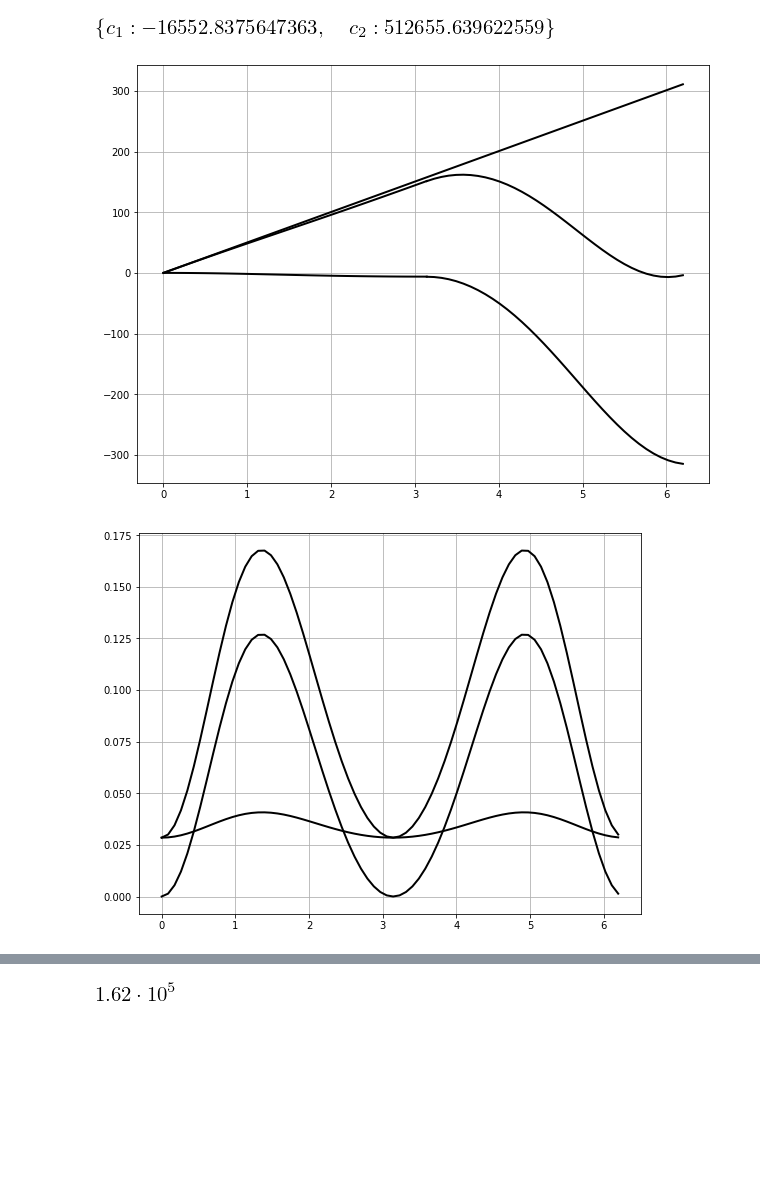
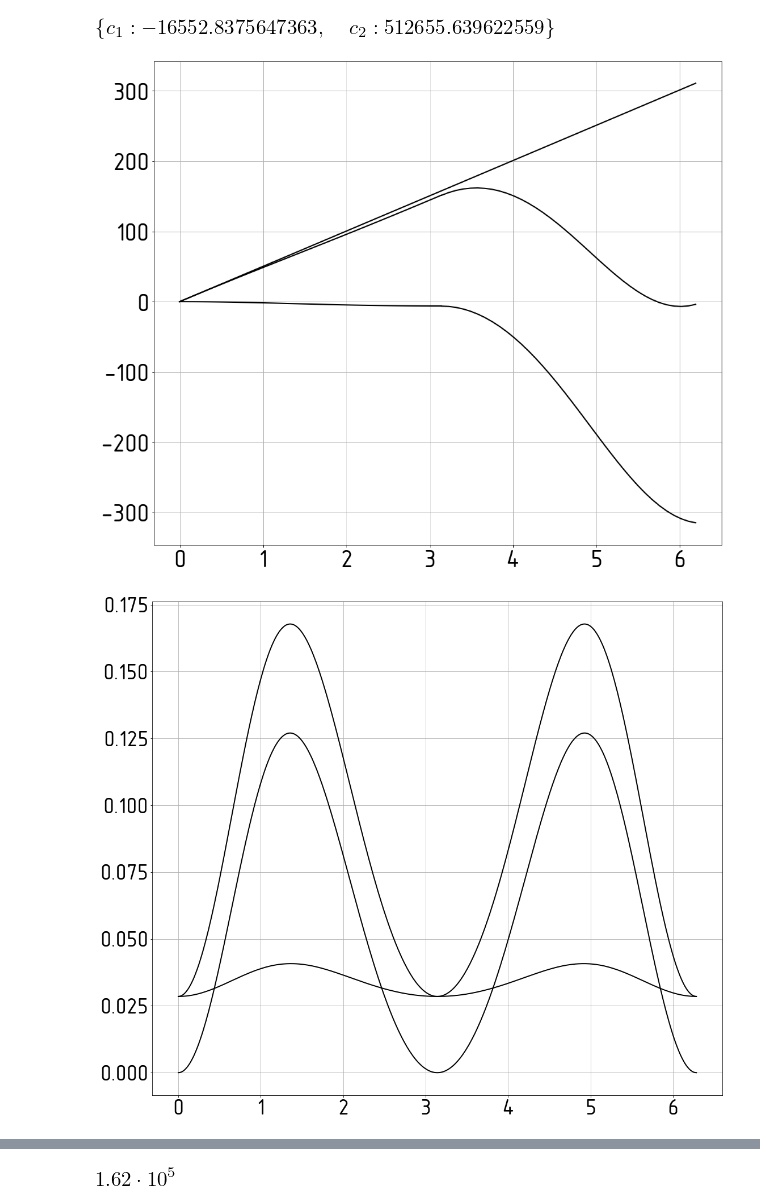
Before and after one commit to AndreySolod/TMM_Course_design, a Jupyter notebook: Main_file(list_1).ipynb, the cells around one changed output, grey strips where cells are left out. Saved outputs shown, nothing was run; the diff lists cells and outputs as text; code cells hidden in the pictures; blank space fills up the shorter version.

```diff
--- a/Main_file(list_1).ipynb
+++ b/Main_file(list_1).ipynb
@@ -118,12 +122,15 @@ f_max
 [figure]
 # %%
 varx = [i / 360 * 2 * pi for i in range(0, 365, 5)]
-vary1 = [abs(v_qc).subs(phi, i).n(3) for i in varx]
+vary1 = [v_qc.subs(phi, i).n(3) for i in varx]
 vary2 = [omega_q2.subs(phi, i).n(3) for i in varx]
 
-fig_01 = plt.figure(figsize = [9.00, 7.00])
+fig_01 = plt.figure(figsize = [18.00, 16.00])
 plt.plot(varx, vary1, linewidth = 2, color = 'black')
 plt.grid(True)
 plt.plot(varx, vary2, linewidth = 2, color = 'black')
+for obj in fig_01.findobj(matplotlib.text.Text):
+    obj.set_fontproperties(new_font)
+    obj.set_fontsize(40)
 plt.show()
 # %% [output]
@@ -133,3 +138,12 @@ plt.show()
+# %%
+from matplotlib.backends.backend_pdf import PdfPages
+
+
+plt.rcParams['pdf.fonttype'] = 42
+plt.rcParams['font.family'] = new_font.get_family()
+
+with PdfPages('test.pdf') as pdf:
+    fig_01.savefig('pic/c=c(varphi).pdf')
 # %%
 v_qs2x = v_qs2.to_matrix(sys)[0]
 v_qs2y = v_qs2.to_matrix(sys)[1]
@@ -178,10 +192,13 @@ vary1 = [(v_qc * f_min * -1).subs(phi, i).n(3) / 1000 if i < pi else (f_max * v_
 vary2 = [m_d_pr / 1000 for i in varx]
 vary3 = [vary1[i] + vary2[i] for i in range(len(vary1))]
 
-fig_01 = plt.figure(figsize = [9.00, 7.00])
+fig_01 = plt.figure(figsize = [18.00, 16.00])
 plt.plot(varx, vary1, linewidth = 2, color = 'black')
 plt.grid(True)
 plt.plot(varx, vary2, linewidth = 2, color = 'black')
 plt.plot(varx, vary3, linewidth = 2, color = 'black')
+for obj in fig_01.findobj(matplotlib.text.Text):
+    obj.set_fontproperties(new_font)
+    obj.set_fontsize(40)
 plt.show()
 # %% [output]
@@ -216,7 +230,7 @@ vary3 = [a2.subs(phi, i) for i in varx]
 vary4 = [vary1[i] + vary3[i] for i in range(len(vary1))]
 vary5 = [vary2[i] + vary3[i + len(vary4) - 1] for i in range(len(vary2))]
 
-fig = plt.figure(figsize = [10.24, 7.68])
+fig = plt.figure(figsize = [16.00, 14.00])
 plt.plot(varx[0:len(varx) // 2 + 1:1], vary1, linewidth = 2, color = 'black')
 plt.grid(True)
 plt.plot(varx[len(varx) // 2:], vary2, linewidth = 2, color = 'black')
@@ -224,8 +238,11 @@ plt.plot(varx, vary3, linewidth = 2, color = 'black')
 plt.plot(varx[0:len(varx) // 2 + 1:], vary4, linewidth = 2, color = 'black')
 plt.plot(varx[len(varx) // 2:], vary5, linewidth = 2, color = 'black')
 #plt.plot(varx, vary, linewidth = 2, color = 'green')
+for obj in fig.findobj(matplotlib.text.Text):
+    obj.set_fontproperties(new_font)
+    obj.set_fontsize(40)
 
 plt.show()
 # %% [output]
-[figure, old version]
+[figure, new version]
 # %%
@@ -237,17 +255,20 @@ j_pr3 = g_3 * abs(v_qc) ** 2
 # %%
 j_pr2gr = j_pr2 + j_pr3
 # %%
-fig2 = plt.figure(figsize = [9.00, 7.00])
-varx = [i / 360 * 2 * pi.n(6) for i in range(0, 360, 5)]
+fig2 = plt.figure(figsize = [18.00, 16.00])
+varx = [i / 360 * 2 * pi.n(6) for i in range(0, 361, 1)]
 vary1 = [j_pr2.subs(phi, i) for i in varx]
 vary2 = [j_pr3.subs(phi, i) for i in varx]
 vary3 = [j_pr2gr.subs(phi, i) for i in varx]
 
 plt.plot(varx, vary1, linewidth = 2, color = 'black')
 plt.grid(True)
 plt.plot(varx, vary2, linewidth = 2, color = 'black')
 plt.plot(varx, vary3, linewidth = 2, color = 'black')
+for obj in fig2.findobj(matplotlib.text.Text):
+    obj.set_fontproperties(new_font)
+    obj.set_fontsize(40)
 
 plt.show()
 # %% [output]
-[figure, old version]
+[figure, new version]
```
Also changed, not shown: parts of 22 cells of this notebook, 57 other files.
